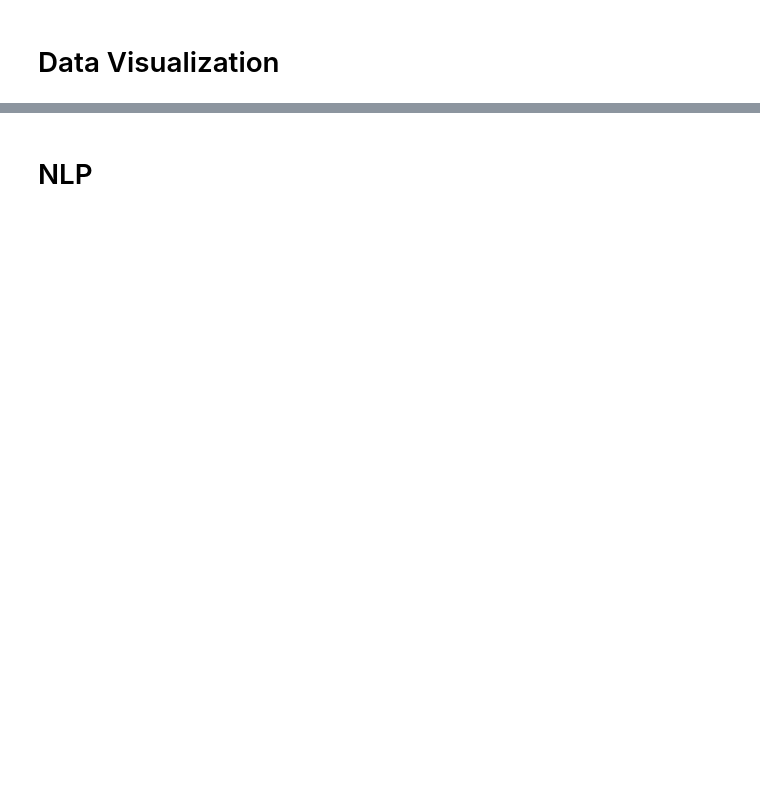
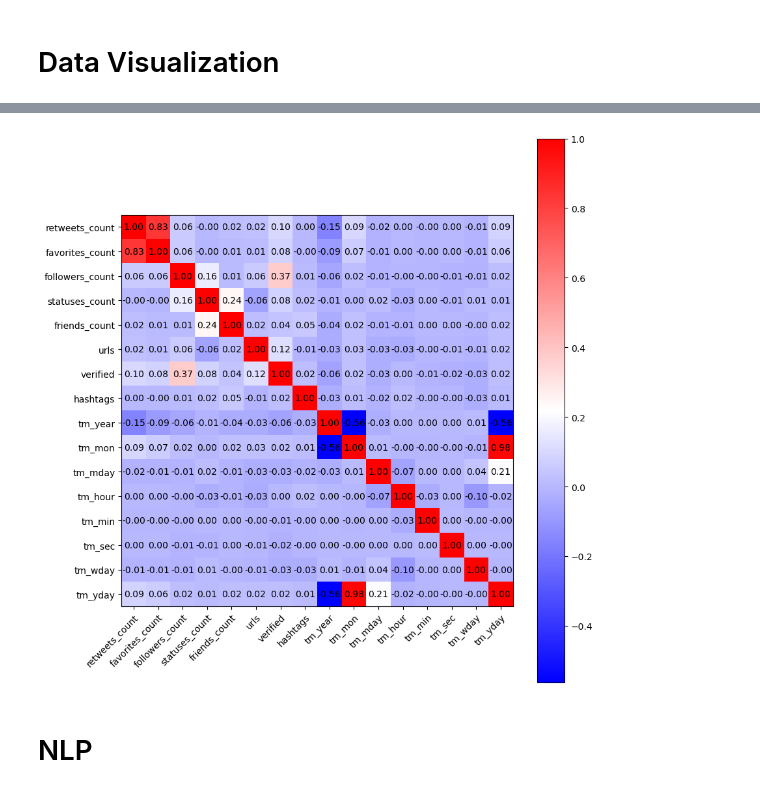
Before and after one commit to caiocj1/retweet-num-prediction, a Jupyter notebook: data_exploration.ipynb, the cells around one changed output, grey strips where cells are left out. Saved outputs shown, nothing was run; the diff lists cells and outputs as text; code cells hidden in the pictures; blank space fills up the shorter version.

```diff
--- a/data_exploration.ipynb
+++ b/data_exploration.ipynb
@@ -76,3 +114,22 @@ test_df_input.hashtags = test_df_input.hashtags.apply(len)
+# %%
+input_with_gts = pd.concat([train_df['retweets_count'], train_df_input], axis=1)
+
+corr = np.corrcoef(input_with_gts.values.T)
+
+fig, ax = plt.subplots(figsize=(9, 9))
+im = ax.imshow(corr, cmap='bwr')
+ax.set_xticks(np.arange(16), labels=input_with_gts.columns)
+ax.set_yticks(np.arange(16), labels=input_with_gts.columns)
+plt.colorbar(im)
+plt.setp(ax.get_xticklabels(), rotation=45, ha="right",
+         rotation_mode="anchor")
+for i in range(16):
+    for j in range(16):
+        text = ax.text(j, i, '%.2f' % corr[i, j], ha="center", va="center", color="k")
+fig.tight_layout()
+plt.show()
+# %% [output]
+[figure, added]
 # %% [markdown]
 # NLP
 # %%
```
Also changed, not shown: parts of 10 cells of this notebook, 1 other file.
